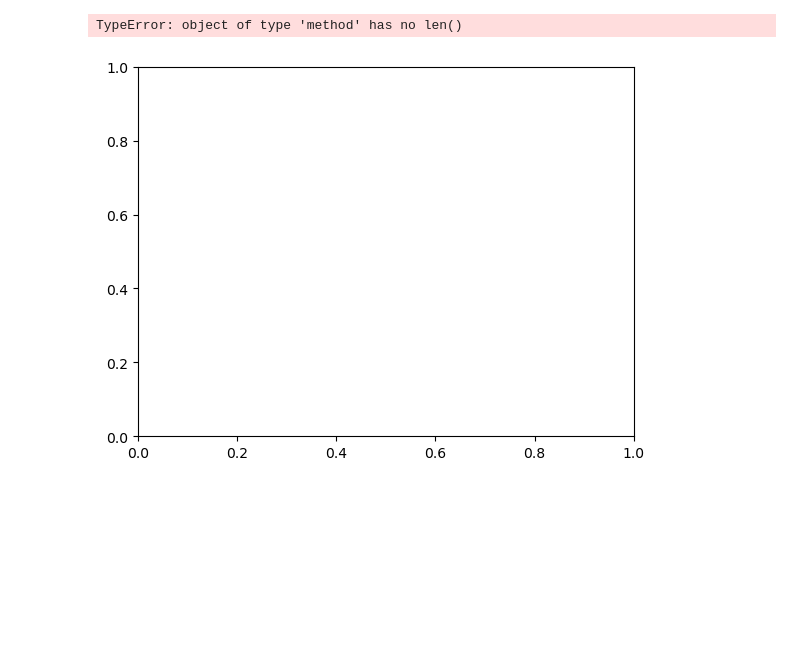
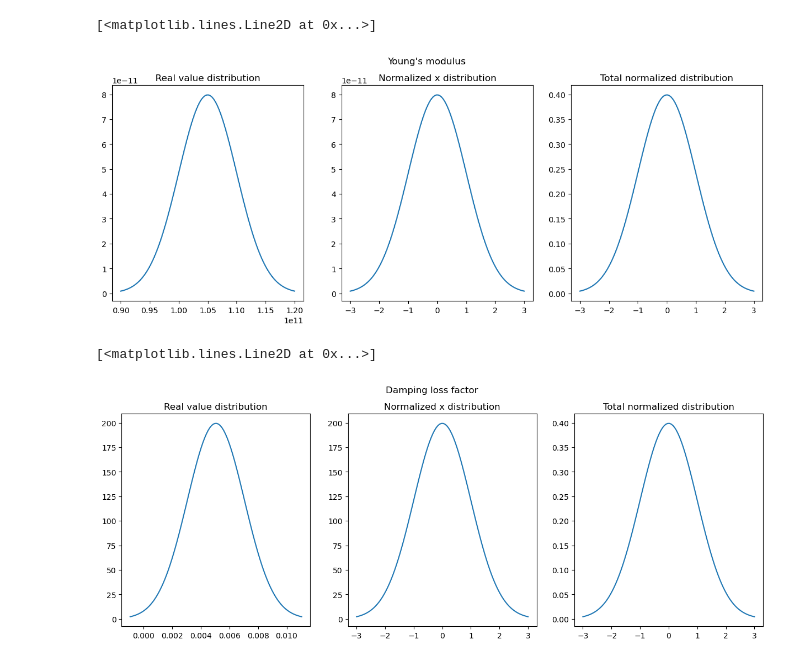
Before and after one commit to taboleiro/BayesianVibrationsModeling, a Jupyter notebook: notebooks/dataExploration.ipynb, the cells around one changed output. Drawn from its saved outputs; the diff is of its cells as text; code cells hidden in the pictures; blank space fills up the shorter version.

Commit message:
params normalized and normal distributed

```diff
--- a/notebooks/dataExploration.ipynb
+++ b/notebooks/dataExploration.ipynb
@@ -6,6 +7,72 @@ import matplotlib.pyplot as plt
 import pyro.distributions as dist
-# %%
-plt.plot(dist.Beta(1,1 ))
-# %% [output]
-TypeError: object of type 'method' has no len()
-[figure, removed]
+# %%
+Ehigh = 12e10
+Elow = 9e10
+E_mean = (Ehigh + Elow)/2
+E_var = 30
+
+rhohigh = 8.8e3
+rholow = 7.3e3
+rho_theo = 8.46e3
+rho_mean = (rhohigh + rholow)/2
+rho_var = 30
+
+etahigh = 0.01
+etalow = 0.0001
+eta_theo = 0.007
+eta_mean = (etahigh + etalow)/2
+eta_var = 30
+# %%
+var = 5e9
+#
+# plt.plot(x, stats.norm.pdf(x, E_mean, var))
+plt.figure(figsize=[15,5])
+plt.suptitle("Young's modulus")
+
+plt.subplot(1,3,1)
+plt.title("Real value distribution")
+x = np.linspace(- 3*var, 3*var, 100) + E_mean
+dist = stats.norm.pdf(x, E_mean, var)
+plt.plot(x, dist)
+
+var_norm = 3
+x_norm = (x - E_mean) /var
+
+plt.subplot(1,3,2)
+plt.title("Normalized x distribution")
+plt.plot(x_norm, dist)
+
+plt.subplot(1,3,3)
+plt.title("Total normalized distribution")
+plt.plot(x_norm, dist * var)
+#plt.xlim(Ehigh, Elow)
+# %% [output]
+[<matplotlib.lines.Line2D at 0x...>]
+[figure, added]
+# %%
+var = 0.002
+#
+# plt.plot(x, stats.norm.pdf(x, E_mean, var))
+plt.figure(figsize=[15,5])
+plt.suptitle("Damping loss factor")
+
+plt.subplot(1,3,1)
+plt.title("Real value distribution")
+x = np.linspace(- 3*var, 3*var, 100) + eta_mean
+dist = stats.norm.pdf(x, eta_mean, var)
+plt.plot(x, dist)
+
+var_norm = 3
+x_norm = (x - eta_mean) /var
+
+plt.subplot(1,3,2)
+plt.title("Normalized x distribution")
+plt.plot(x_norm, dist)
+
+plt.subplot(1,3,3)
+plt.title("Total normalized distribution")
+plt.plot(x_norm, dist * var)
+#plt.xlim(Ehigh, Elow)
+# %% [output]
+[<matplotlib.lines.Line2D at 0x...>]
+[figure, added]
```
Also changed, not shown: parts of 4 cells of this notebook, 2 other files.
